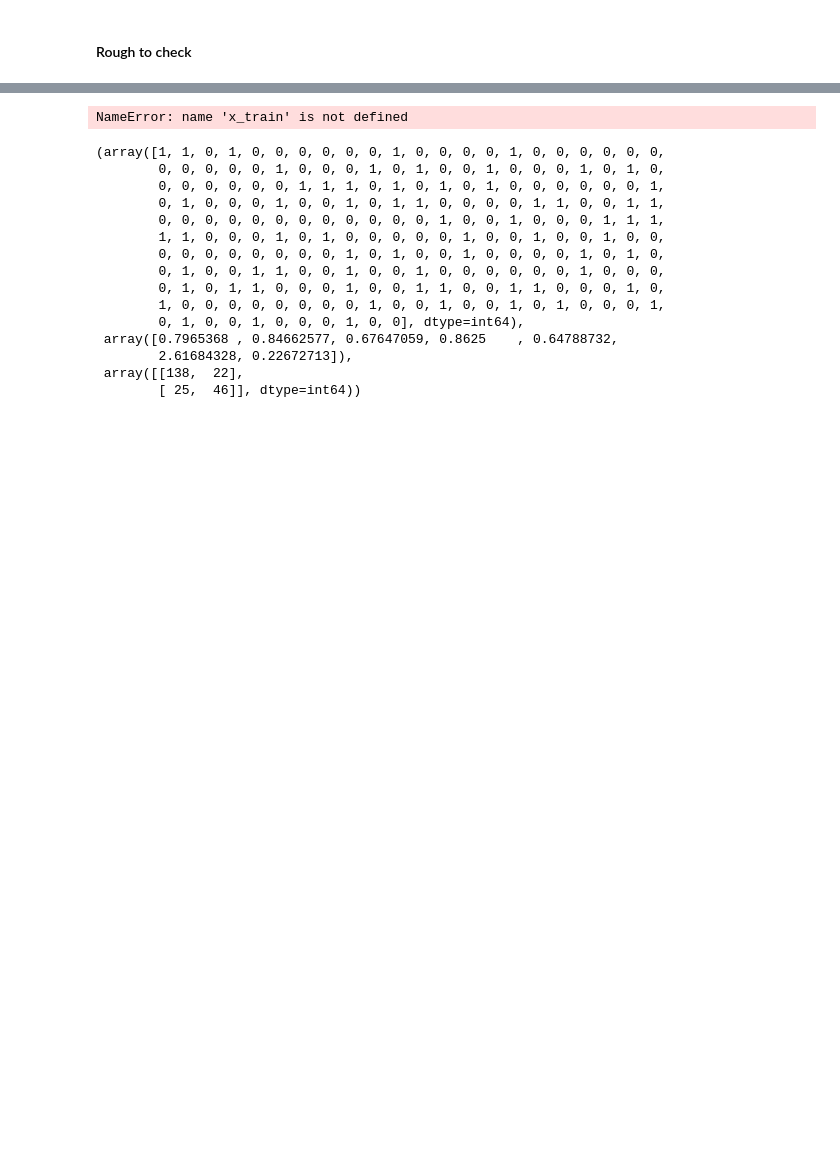
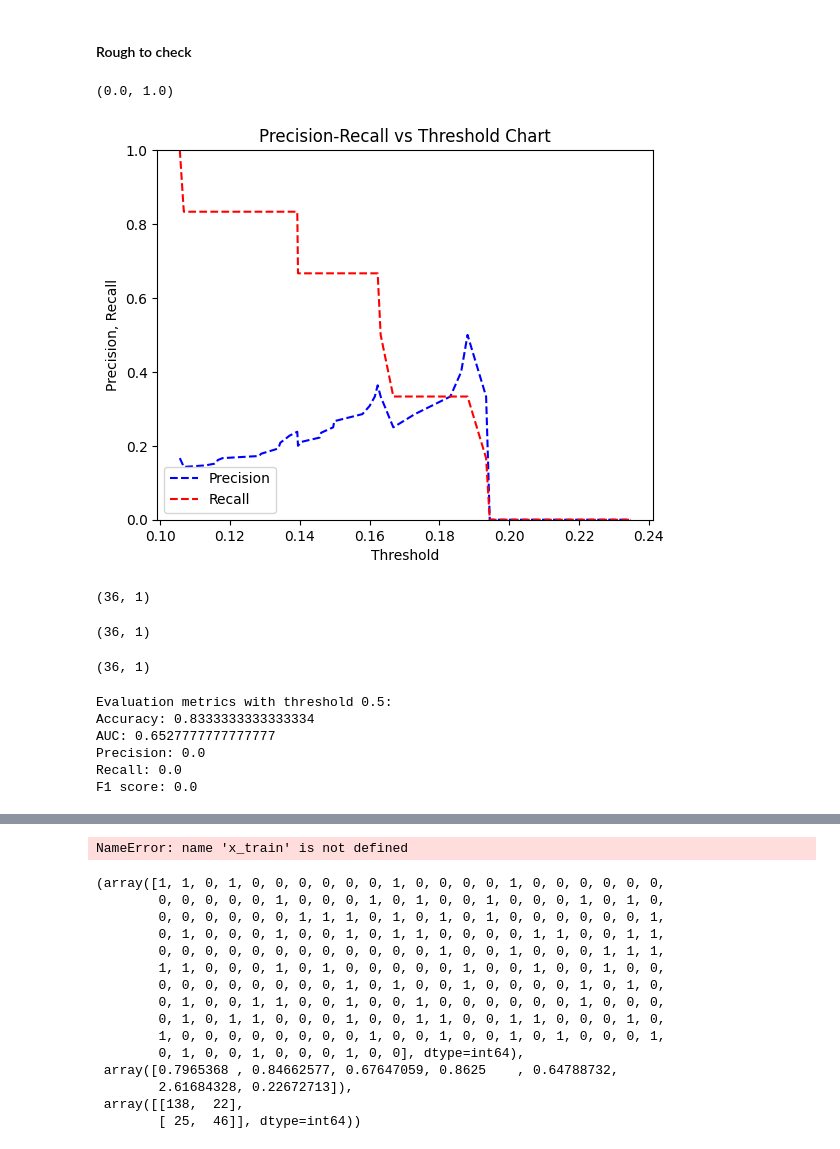
Before and after one commit to neeliit/DiagnosticsPy, a Jupyter notebook: Ecoli.ipynb, the cells around one changed output, grey strips where cells are left out. Cells and saved outputs as stored; diff of their text form; code cells hidden in the pictures; blank space fills up the shorter version.

```diff
--- a/Ecoli.ipynb
+++ b/Ecoli.ipynb
@@ -320,2 +279,29 @@ plt.legend()
 # %% [markdown]
 #### Rough to check
+# %%
+from sklearn.linear_model import LogisticRegression
+classifier = LogisticRegression(random_state=0)
+classifier.fit(x_train,y_train)
+
+#.......Predict the Test set result.......#
+# y_pred = classifier.predict(x_test)
+# y_pred_quant = classifier.predict_proba(x_test)[:, 1]
+y_pred=classifier.predict(x_test).reshape(-1, 1)
+y_probs=classifier.predict_proba(x_test)[:, 1].reshape(-1, 1)
+# %%
+from sklearn.metrics import precision_recall_curve, auc
+import matplotlib.pyplot as plt
+precision, recall, thresholds = precision_recall_curve(y_test, y_probs[:, 1])
+   #retrieve probability of being 1(in second column of probs_y)
+pr_auc = auc(recall, precision)
+
+plt.title("Precision-Recall vs Threshold Chart")
+plt.plot(thresholds, precision[: -1], "b--", label="Precision")
+plt.plot(thresholds, recall[: -1], "r--", label="Recall")
+plt.ylabel("Precision, Recall")
+plt.xlabel("Threshold")
+plt.legend(loc="lower left")
+plt.ylim([0,1])
+# %% [output]
+(0.0, 1.0)
+[figure, added]
@@ -321,0 +310,28 @@ plt.legend()
+# %%
+y_test.shape
+# %% [output]
+(36, 1)
+# %%
+y_pred.shape
+# %% [output]
+(36, 1)
+# %%
+y_pred_new_threshold.shape
+# %% [output]
+(36, 1)
+# %%
+from sklearn.metrics import accuracy_score, precision_score, recall_score, f1_score, precision_recall_curve, roc_auc_score
+# Evaluation metrics for default threshold
+print("Evaluation metrics with threshold 0.5:")
+print("Accuracy:", accuracy_score(y_test, y_pred))
+print("AUC:", roc_auc_score(y_test,y_probs) )
+print("Precision:", precision_score(y_test, y_pred))
+print("Recall:", recall_score(y_test, y_pred))
+print("F1 score:", f1_score(y_test, y_pred))
+# %% [output]
+Evaluation metrics with threshold 0.5:
+Accuracy: 0.8333333333333334
+AUC: 0.6527777777777777
+Precision: 0.0
+Recall: 0.0
+F1 score: 0.0
```
Also changed, not shown: parts of 11 cells of this notebook.
